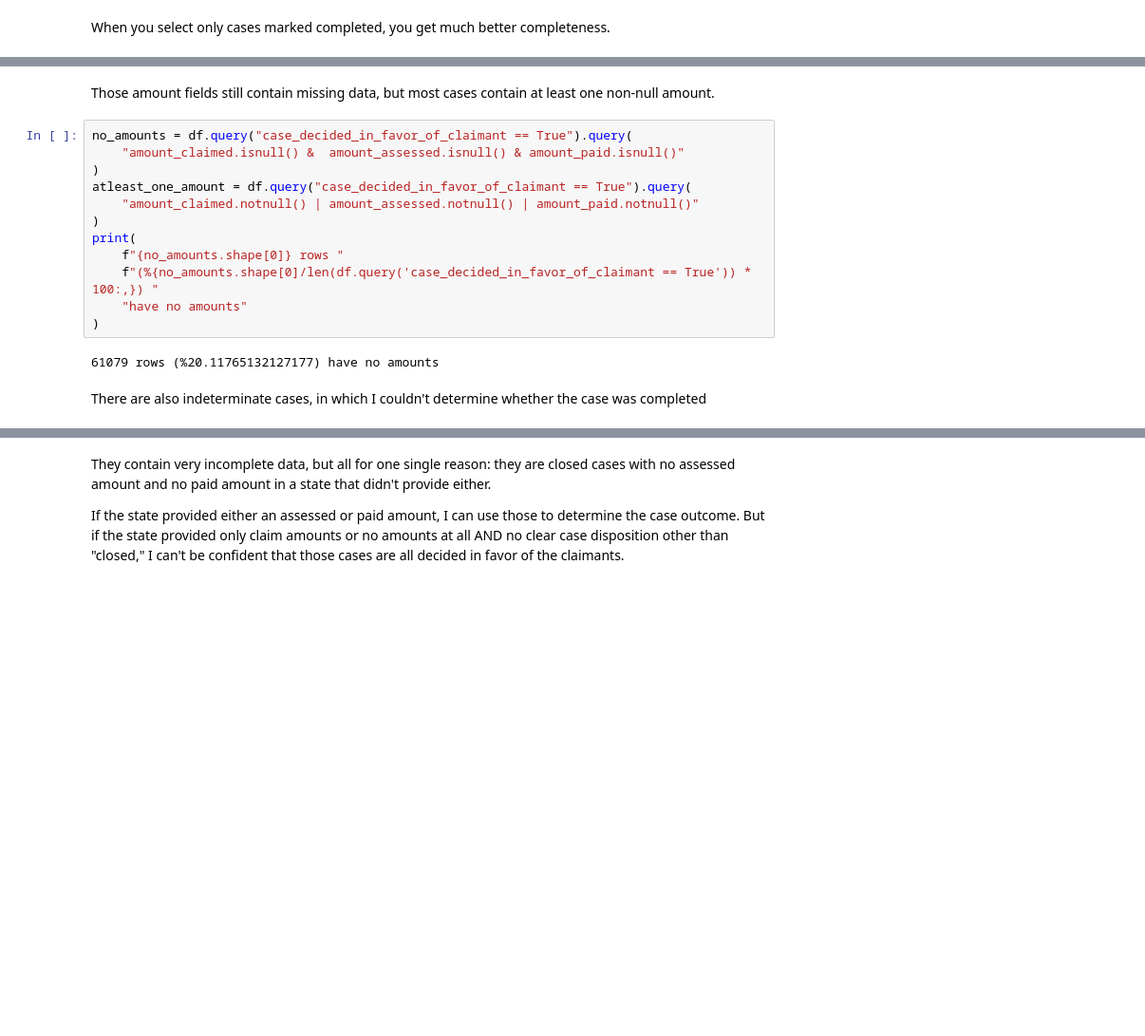
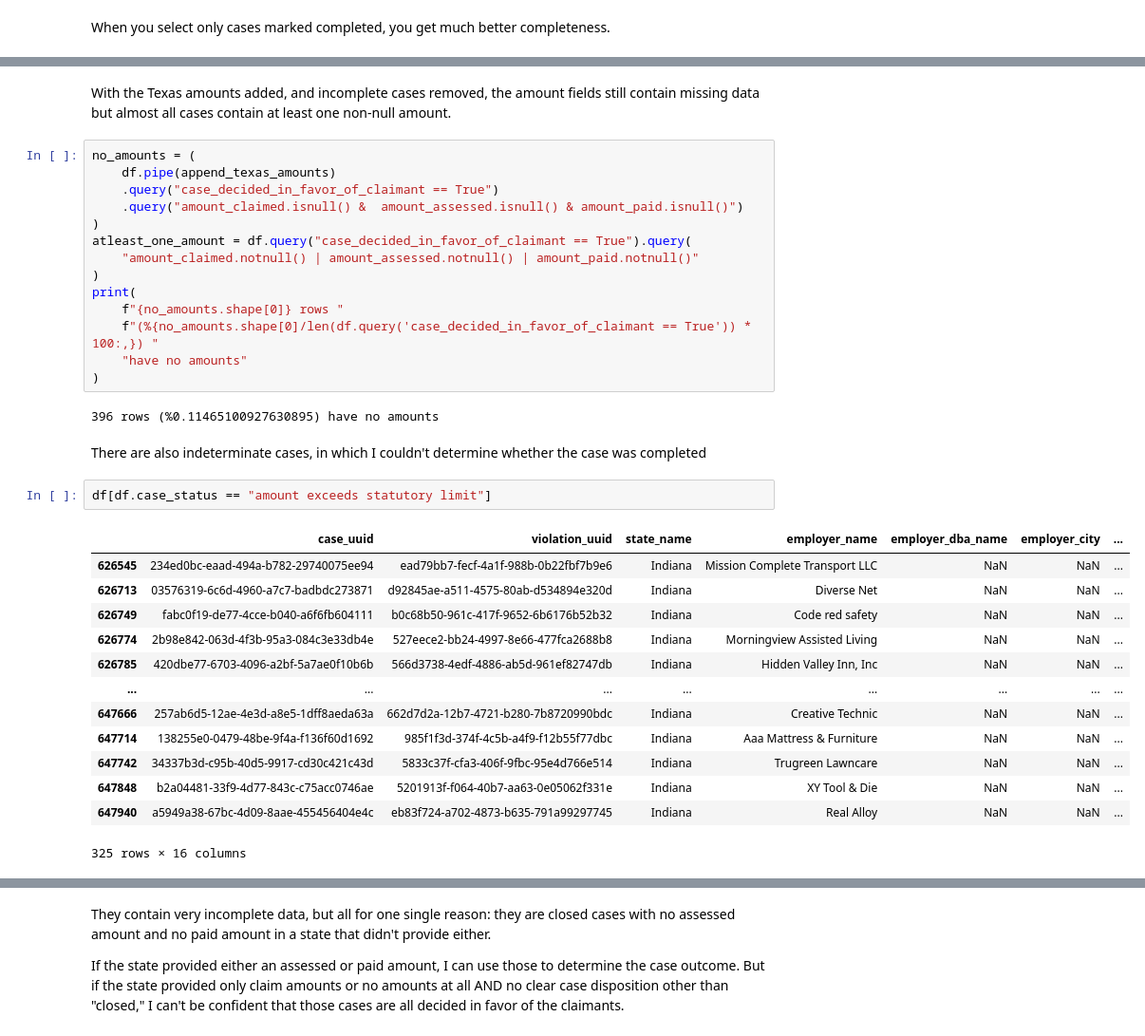
Before and after one commit to cbs-news-data/wage-theft-data, a Jupyter notebook: notebooks/national_analysis/national_analysis.ipynb, the cells around one changed output, grey strips where cells are left out. Shown at 95% size. Cells and saved outputs as stored; diff of their text form; blank space fills up the shorter version.

```diff
--- a/notebooks/national_analysis/national_analysis.ipynb
+++ b/notebooks/national_analysis/national_analysis.ipynb
@@ -86,8 +109,10 @@ sns.heatmap(
 # %% [markdown]
-Those amount fields still contain missing data, but most cases contain at least one non-null amount.
+With the Texas amounts added, and incomplete cases removed, the amount fields still contain missing data but almost all cases contain at least one non-null amount.
 # %%
-no_amounts = df.query("case_decided_in_favor_of_claimant == True").query(
-    "amount_claimed.isnull() &  amount_assessed.isnull() & amount_paid.isnull()"
+no_amounts = (
+    df.pipe(append_texas_amounts)
+    .query("case_decided_in_favor_of_claimant == True")
+    .query("amount_claimed.isnull() &  amount_assessed.isnull() & amount_paid.isnull()")
 )
 atleast_one_amount = df.query("case_decided_in_favor_of_claimant == True").query(
     "amount_claimed.notnull() | amount_assessed.notnull() | amount_paid.notnull()"
@@ -98,7 +123,23 @@ print(
     "have no amounts"
 )
 # %% [output]
-61079 rows (%20.11765132127177) have no amounts
+396 rows (%0.11465100927630895) have no amounts
 # %% [markdown]
 There are also indeterminate cases, in which I couldn't determine whether the case was completed
+# %%
+df[df.case_status == "amount exceeds statutory limit"]
+# %% [output]
+|  | case_uuid | violation_uuid | state_name | employer_name | employer_dba_name | employer_city | ... |
+| 626545 | 234ed0bc-eaad-494a-b782-29740075ee94 | ead79bb7-fecf-4a1f-988b-0b22fbf7b9e6 | Indiana | Mission Complete Transport LLC | NaN | NaN | ... |
+| 626713 | 03576319-6c6d-4960-a7c7-badbdc273871 | d92845ae-a511-4575-80ab-d534894e320d | Indiana | Diverse Net | NaN | NaN | ... |
+| 626749 | fabc0f19-de77-4cce-b040-a6f6fb604111 | b0c68b50-961c-417f-9652-6b6176b52b32 | Indiana | Code red safety | NaN | NaN | ... |
+| 626774 | 2b98e842-063d-4f3b-95a3-084c3e33db4e | 527eece2-bb24-4997-8e66-477fca2688b8 | Indiana | Morningview Assisted Living | NaN | NaN | ... |
+| 626785 | 420dbe77-6703-4096-a2bf-5a7ae0f10b6b | 566d3738-4edf-4886-ab5d-961ef82747db | Indiana | Hidden Valley Inn, Inc | NaN | NaN | ... |
+| ... | ... | ... | ... | ... | ... | ... | ... |
+| 647666 | 257ab6d5-12ae-4e3d-a8e5-1dff8aeda63a | 662d7d2a-12b7-4721-b280-7b8720990bdc | Indiana | Creative Technic | NaN | NaN | ... |
+| 647714 | 138255e0-0479-48be-9f4a-f136f60d1692 | 985f1f3d-374f-4c5b-a4f9-f12b55f77dbc | Indiana | Aaa Mattress & Furniture | NaN | NaN | ... |
+| 647742 | 34337b3d-c95b-40d5-9917-cd30c421c43d | 5833c37f-cfa3-406f-9fbc-95e4d766e514 | Indiana | Trugreen Lawncare | NaN | NaN | ... |
+| 647848 | b2a04481-33f9-4d77-843c-c75acc0746ae | 5201913f-f064-40b7-aa63-0e05062f331e | Indiana | XY Tool & Die | NaN | NaN | ... |
+| 647940 | a5949a38-67bc-4d09-8aae-455456404e4c | eb83f724-a702-4873-b635-791a99297745 | Indiana | Real Alloy | NaN | NaN | ... |
+325 rows × 16 columns
 # %%
```
Also changed, not shown: parts of 19 cells of this notebook, 11 other files.
